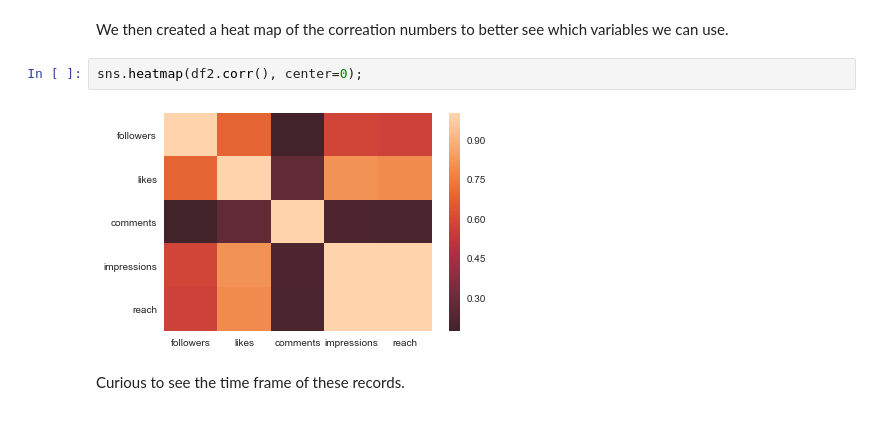
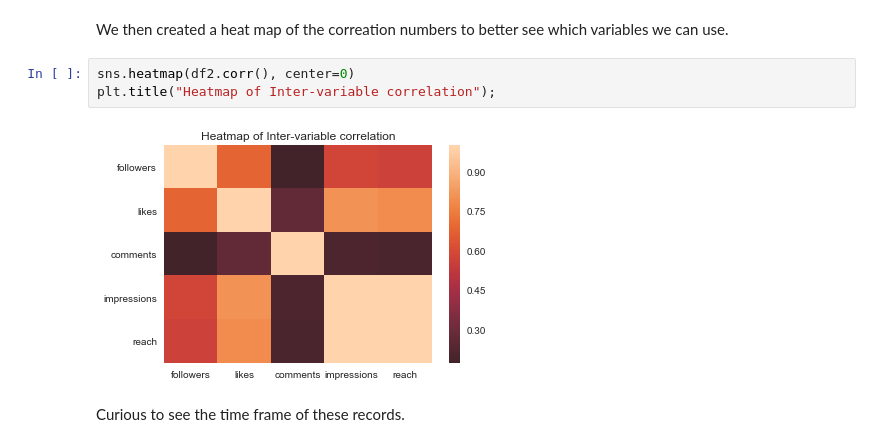
Before and after one commit to MarcSchneider71/SocialMediaReach, a Jupyter notebook: impressions_est_initial_trial.ipynb, the cells around one changed output. Drawn from its saved outputs; the diff is of its cells as text.

```diff
--- a/impressions_est_initial_trial.ipynb
+++ b/impressions_est_initial_trial.ipynb
@@ -147,9 +150,10 @@ We noticed that 'likes' and 'followers' have a strong correlation, but not beyon
 # %% [markdown]
 We then created a heat map of the correation numbers to better see which variables we can use.
 # %%
-sns.heatmap(df2.corr(), center=0);
+sns.heatmap(df2.corr(), center=0)
+plt.title("Heatmap of Inter-variable correlation");
 # %% [output]
-[figure, old version]
+[figure, new version]
 # %% [markdown]
 Curious to see the time frame of these records.
 # %%
```
Also changed, not shown: parts of 13 cells of this notebook, 3 other files.
